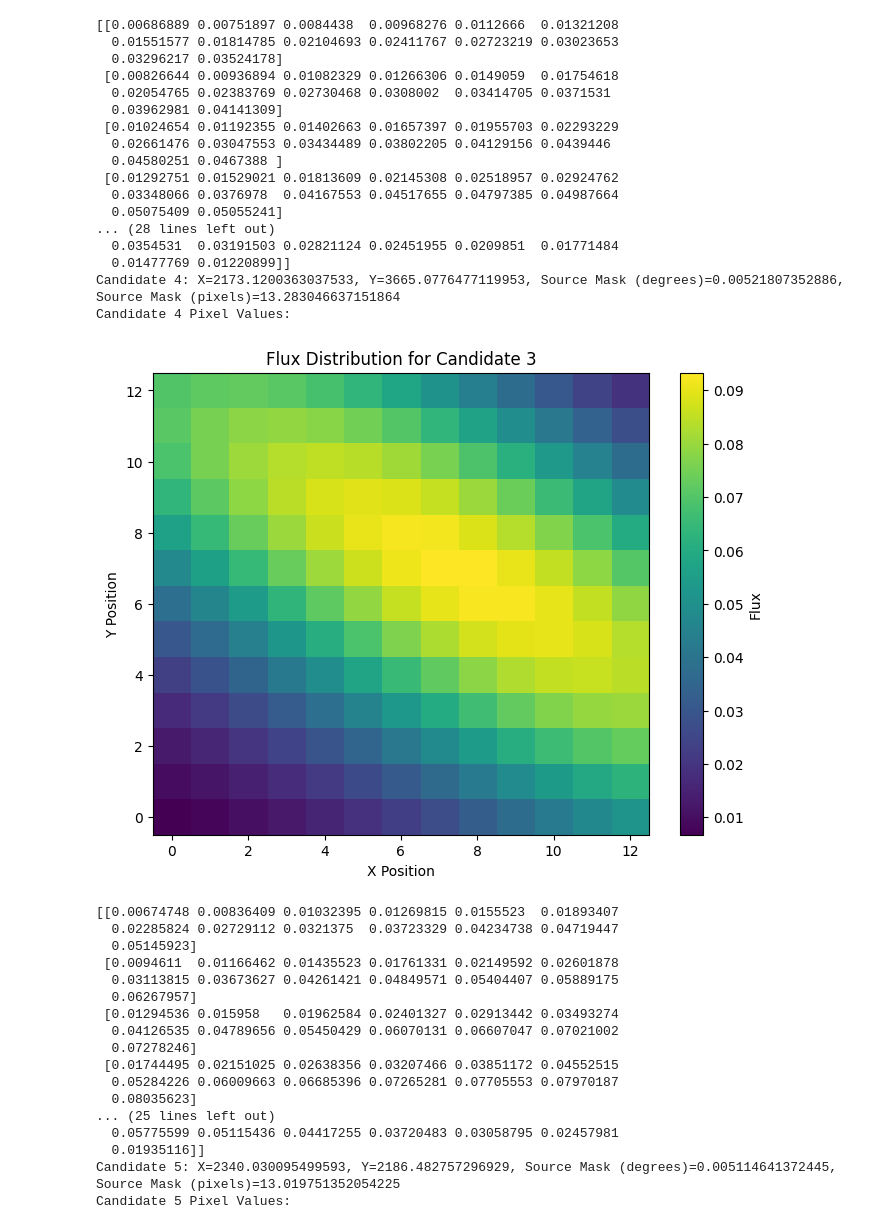
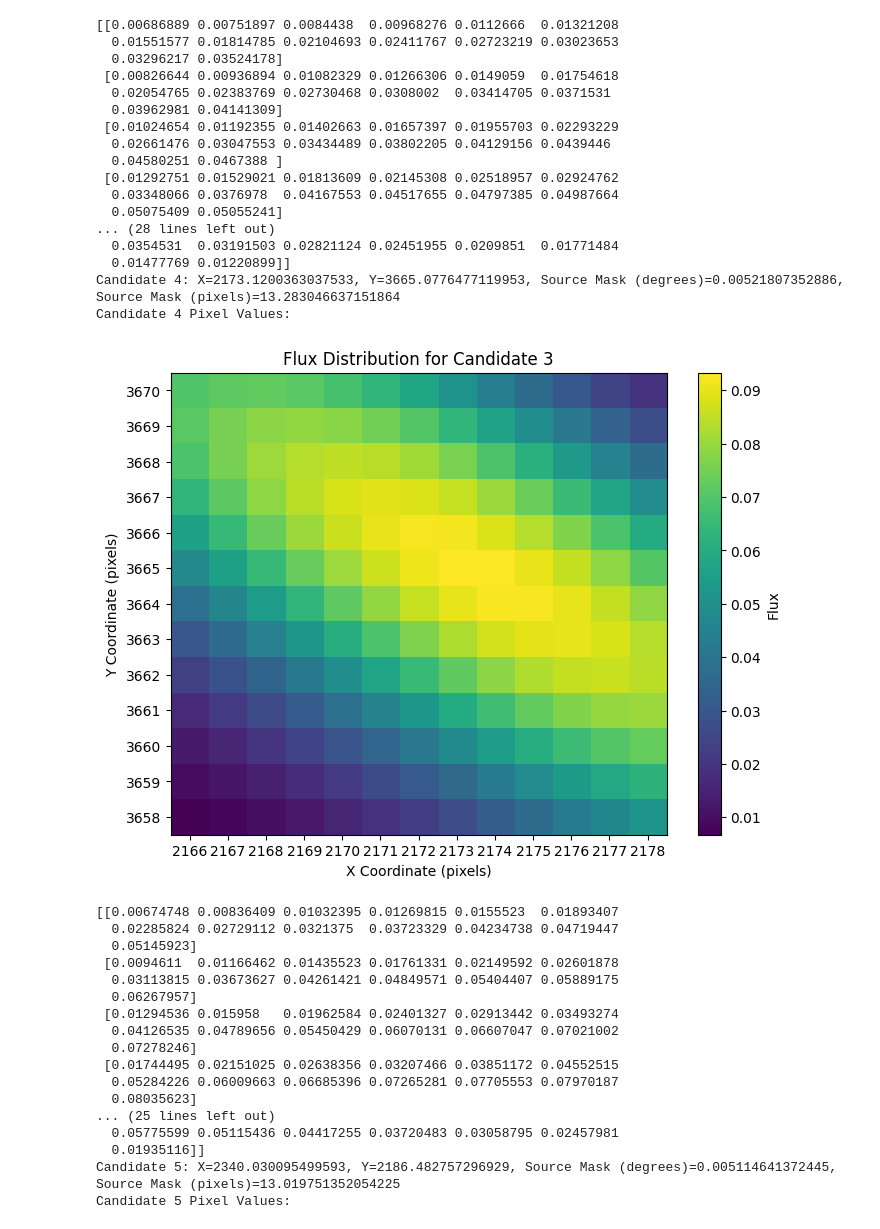
Before and after one commit to viren1408/SIBPF_new, a Jupyter notebook: variable_final_1.ipynb, the cells around one changed output. Cells and saved outputs as stored; diff of their text form; code cells hidden in the pictures.

```diff
--- a/variable_final_1.ipynb
+++ b/variable_final_1.ipynb
@@ -63,8 +63,16 @@ for i in range(len(candidates_day_1)):
 	plt.figure(figsize=(8, 6))
 	plt.imshow(flux_values, cmap='viridis', origin='lower', aspect='auto')
 	plt.colorbar(label='Flux')
-	plt.xlabel('X Position')
-	plt.ylabel('Y Position')
+	# Get the x and y coordinates of the region
+	x_coords = np.arange(x_start, x_end)
+	y_coords = np.arange(y_start, y_end)
+
+# Display actual pixel coordinates on the x and y axes
+	plt.xticks(ticks=np.arange(len(x_coords)), labels=x_coords)
+	plt.yticks(ticks=np.arange(len(y_coords)), labels=y_coords)
+
+	plt.xlabel('X Coordinate (pixels)')
+	plt.ylabel('Y Coordinate (pixels)')
 	plt.title(f'Flux Distribution for Candidate {i}')
 	plt.show()
 
@@ -117,21 +125,21 @@ Candidate 3 Pixel Values:
 [[0.00686889 0.00751897 0.0084438  0.00968276 0.0112666  0.01321208
   0.01551577 0.01814785 0.02104693 0.02411767 0.02723219 0.03023653
   0.03296217 0.03524178]
  [0.00826644 0.00936894 0.01082329 0.01266306 0.0149059  0.01754618
   0.02054765 0.02383769 0.02730468 0.0308002  0.03414705 0.0371531
   0.03962981 0.04141309]
  [0.01024654 0.01192355 0.01402663 0.01657397 0.01955703 0.02293229
   0.02661476 0.03047553 0.03434489 0.03802205 0.04129156 0.0439446
   0.04580251 0.0467388 ]
  [0.01292751 0.01529021 0.01813609 0.02145308 0.02518957 0.02924762
   0.03348066 0.0376978  0.04167553 0.04517655 0.04797385 0.04987664
   0.05075409 0.05055241]
 ... (28 lines left out)
   0.0354531  0.03191503 0.02821124 0.02451955 0.0209851  0.01771484
   0.01477769 0.01220899]]
 Candidate 4: X=2173.1200363037533, Y=3665.0776477119953, Source Mask (degrees)=0.00521807352886, Source Mask (pixels)=13.283046637151864
 Candidate 4 Pixel Values:
-[figure, old version]
+[figure, new version]
 [[0.00674748 0.00836409 0.01032395 0.01269815 0.0155523  0.01893407
   0.02285824 0.02729112 0.0321375  0.03723329 0.04234738 0.04719447
   0.05145923]
```
Also changed, not shown: parts of 1 cell of this notebook.
